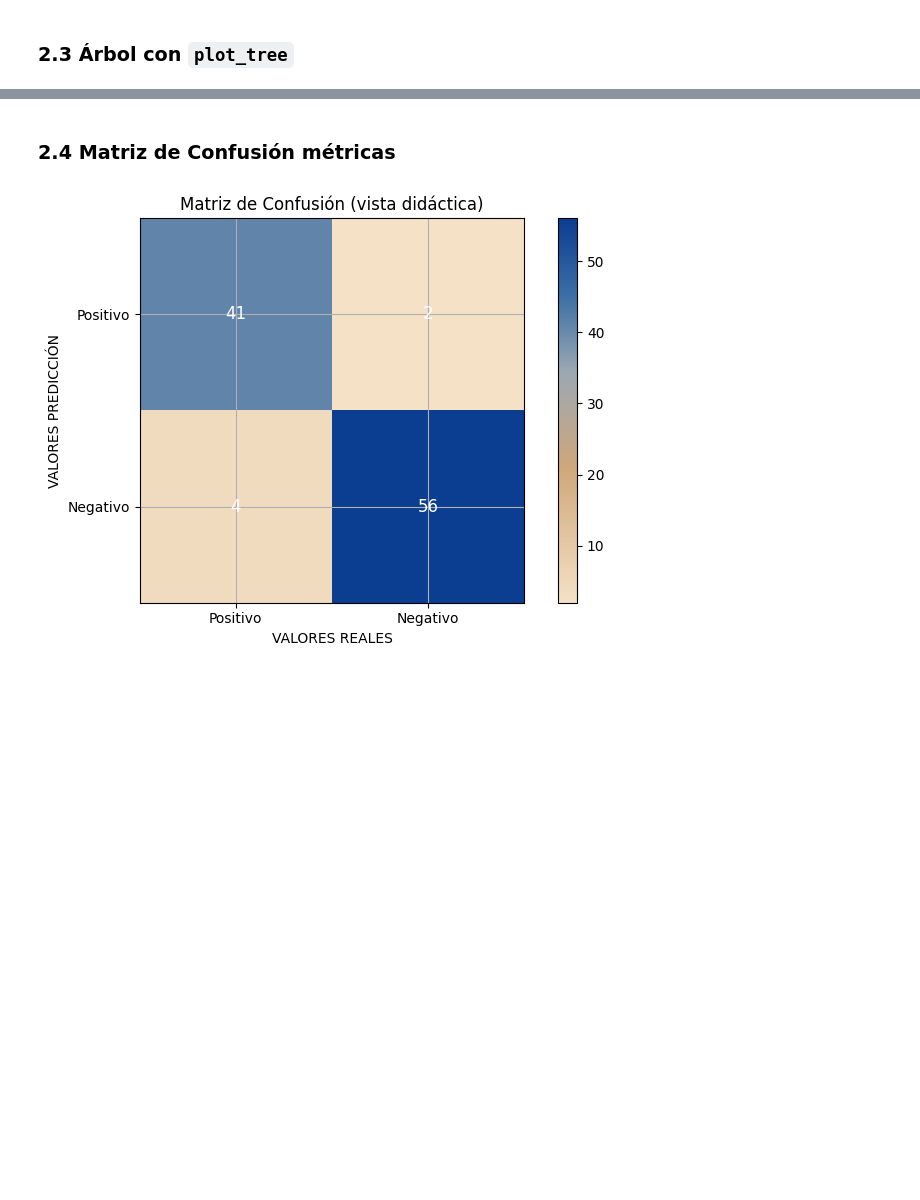
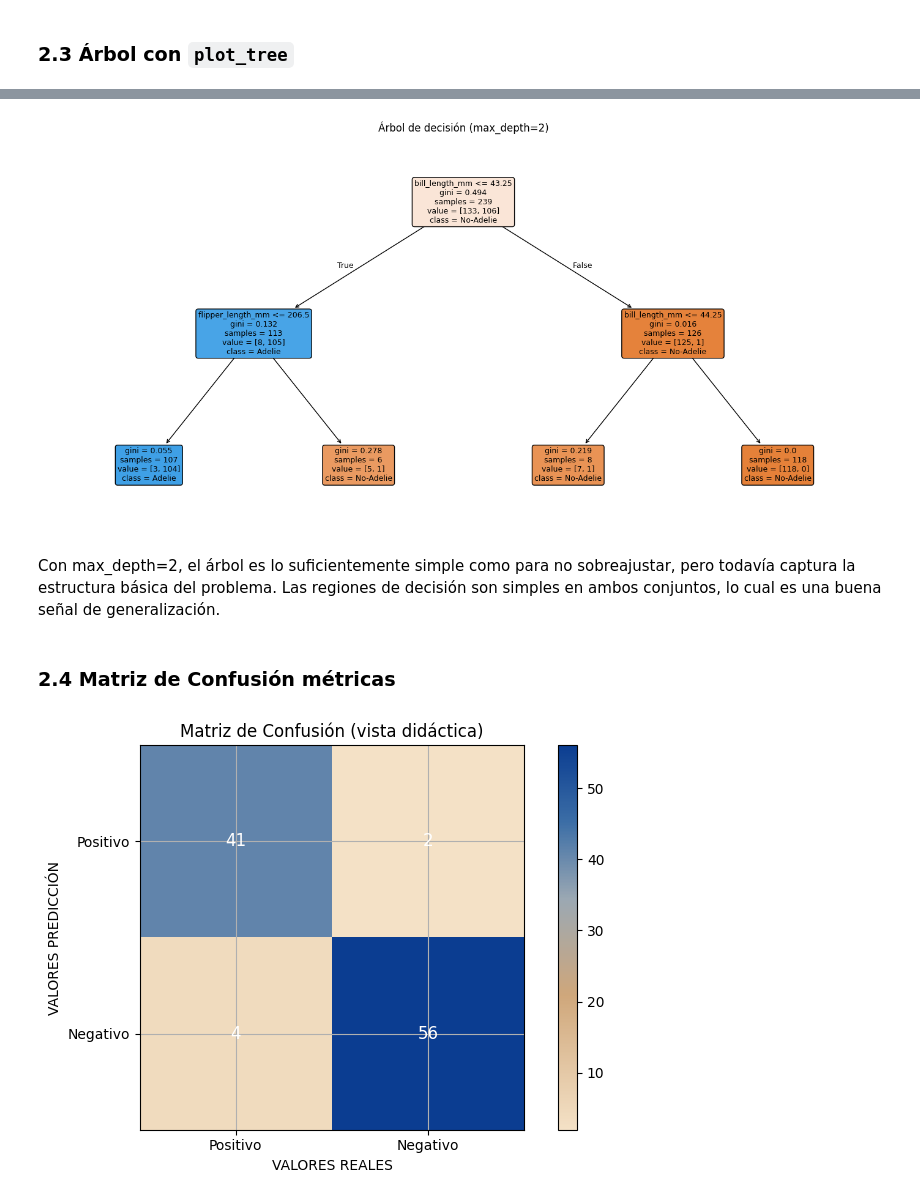
Before and after one commit to j1-dev/SAA, a Jupyter notebook: P3/penguins_tree_vs_svm.ipynb, the cells around one changed output, grey strips where cells are left out. Cells and saved outputs as stored; diff of their text form; code cells hidden in the pictures; blank space fills up the shorter version.

```diff
--- a/P3/penguins_tree_vs_svm.ipynb
+++ b/P3/penguins_tree_vs_svm.ipynb
@@ -242,3 +251,18 @@ Este árbol de profundidad 2 es una representación de las reglas que ha elegido
+# %%
+best_depth = 2
+best_tree = DecisionTreeClassifier(random_state=RANDOM_STATE, max_depth=best_depth).fit(X_train, y_train)
+
+plt.figure(figsize=(14,7))
+plot_tree(best_tree,
+          feature_names=[FEAT_X, FEAT_Y],
+          class_names=['No-Adelie','Adelie'],
+          filled=True, rounded=True, fontsize=9)
+plt.title(f'Árbol de decisión (max_depth={best_depth})')
+plt.tight_layout(); plt.show()
+# %% [output]
+[figure, added]
+# %% [markdown]
+Con max_depth=2, el árbol es lo suficientemente simple como para no sobreajustar, pero todavía captura la estructura básica del problema. Las regiones de decisión son simples en ambos conjuntos, lo cual es una buena señal de generalización.
 # %% [markdown]
 ### 2.4 **Matriz de Confusión** métricas
 # %%
```
Also changed, not shown: parts of 20 cells of this notebook.
